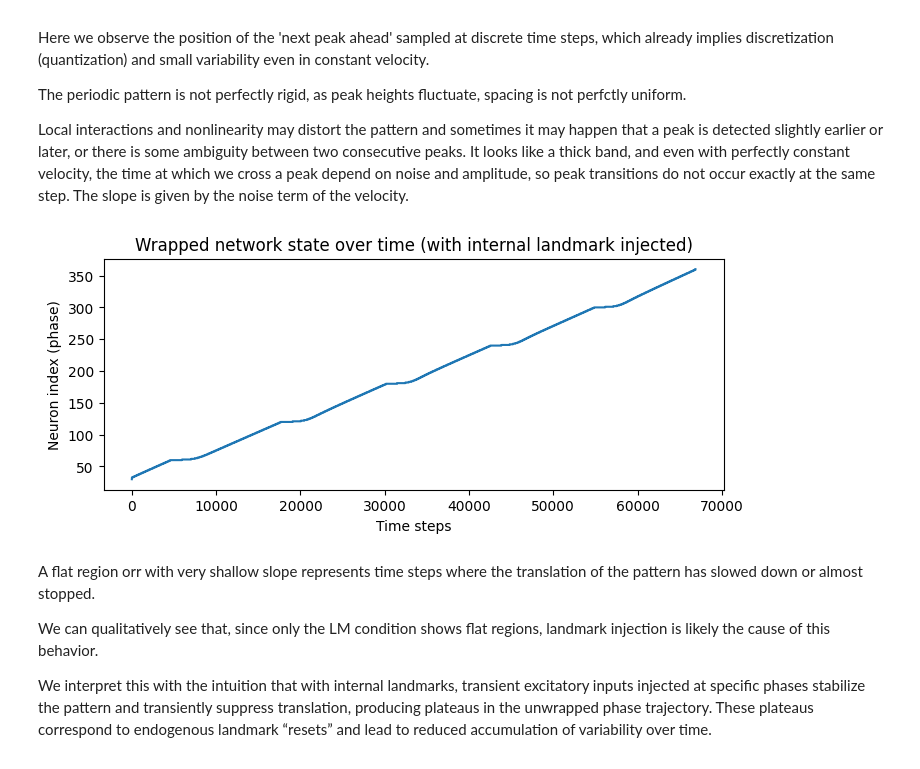
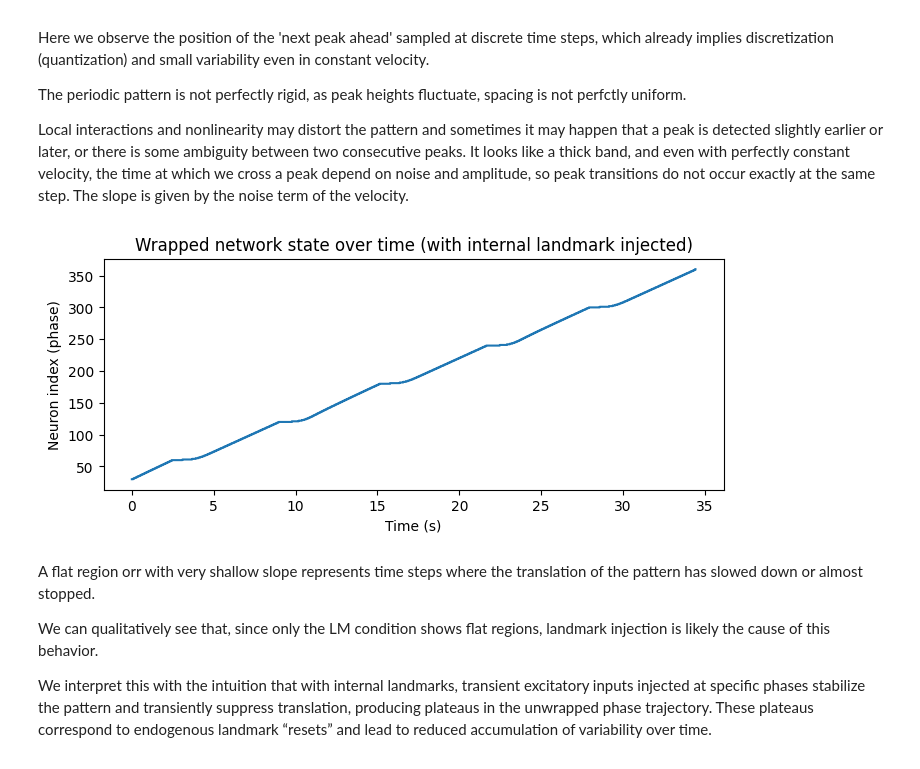
Before and after one commit to claramont/mental-navigation, a Jupyter notebook: src/mental_navigation/CAN/CAN_notebook.ipynb, the cells around one changed output. Drawn from its saved outputs; the diff is of its cells as text; code cells hidden in the pictures.

```diff
--- a/src/mental_navigation/CAN/CAN_notebook.ipynb
+++ b/src/mental_navigation/CAN/CAN_notebook.ipynb
@@ -388,8 +407,13 @@ We try tracking a discrete peak of a periodic spatial pattern that is translatin
 # %%
-trial_nolm = sim.run_trial(init_condition = init, landmarkpresent=False)
+trial_nolm = sim.run_trial(
+    init_condition = init, landmarkpresent=False,
+    #
+    )
 plt.figure(figsize=(8,3))
-plt.plot(np.arange(trial_nolm['nn_state'].shape[0]), trial_nolm['nn_state'], label="L")
-plt.xlabel("Time steps")
+plt.plot(np.arange(len(trial_nolm['nn_state'])) * net.dt, trial_nolm['nn_state'], label="L")
+nr_steps = trial_nolm.get('s').shape[1]
+
+plt.xlabel("Time (s))")
 plt.ylabel("Neuron index (phase)")
 plt.title("Wrapped network state over time (no internal landmark)")
 plt.show()
@@ -406,13 +430,13 @@ Local interactions and nonlinearity may distort the pattern and sometimes it may
 # %%
 trial_lm = sim.run_trial(init_condition = init, landmark_input_loc=(60, 120, 180, 240, 300))
 plt.figure(figsize=(8,3))
-plt.plot(np.arange(trial_lm['nn_state'].shape[0]), trial_lm['nn_state'], label="L")
-plt.xlabel("Time steps")
+plt.plot(np.arange(len(trial_lm['nn_state'])) * net.dt, trial_lm['nn_state'], label="L")
+plt.xlabel("Time (s)")
 plt.ylabel("Neuron index (phase)")
 plt.title("Wrapped network state over time (with internal landmark injected)")
 plt.show()
 # %% [output]
-[figure, old version]
+[figure, new version]
 # %% [markdown]
 A flat region orr with very shallow slope represents time steps where the translation of the pattern has slowed down or almost stopped.
 
```
Also changed, not shown: parts of 50 cells of this notebook, 2 other files.
